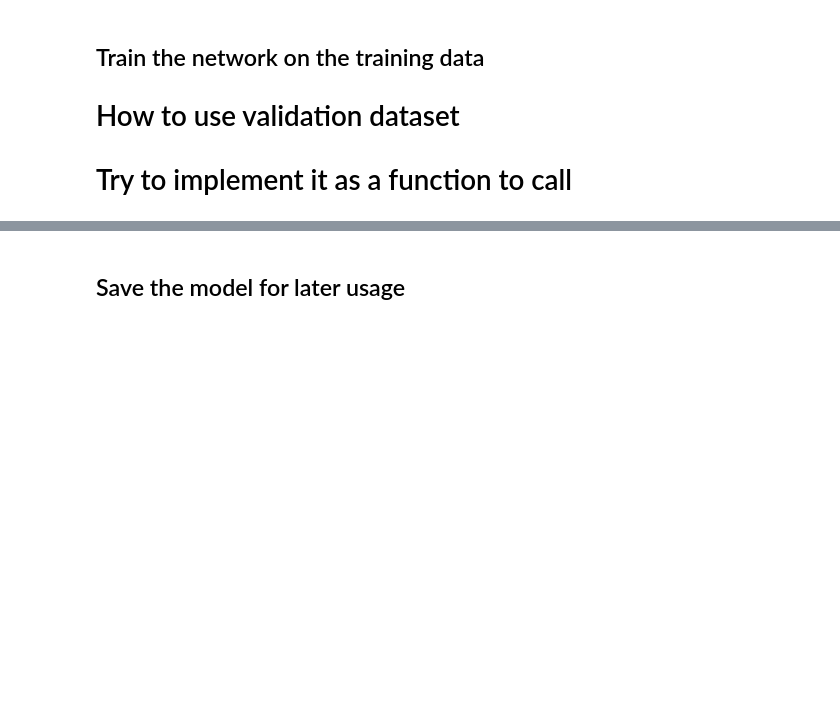
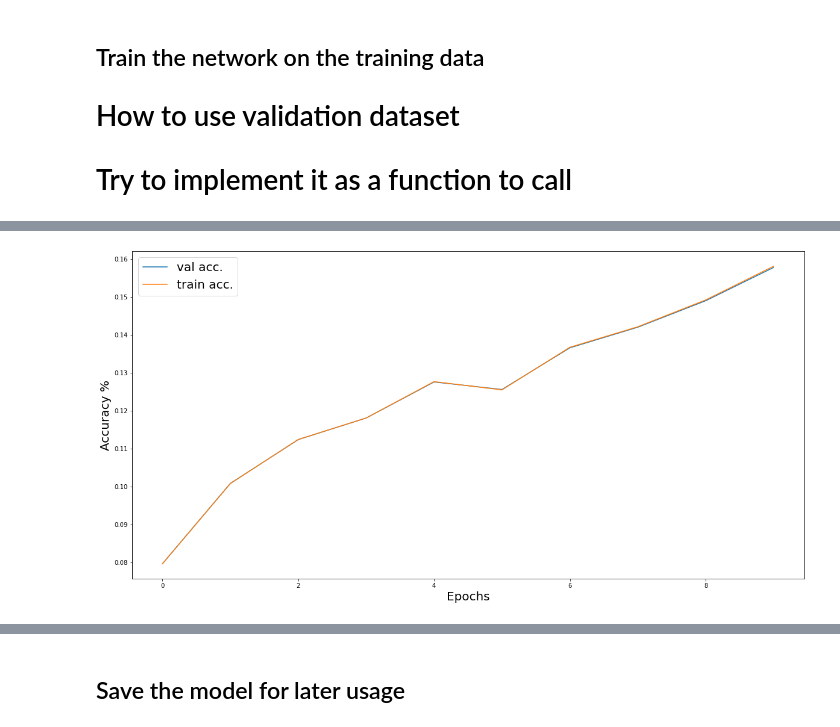
Before and after one commit to Ratherman/AI, a Jupyter notebook: DeepLearning/HW4/PT_LeNet5.ipynb, the cells around one changed output, grey strips where cells are left out. Saved outputs shown, nothing was run; the diff lists cells and outputs as text; code cells hidden in the pictures; blank space fills up the shorter version.

```diff
--- a/DeepLearning/HW4/PT_LeNet5.ipynb
+++ b/DeepLearning/HW4/PT_LeNet5.ipynb
@@ -194,0 +271,13 @@ Accuracy of the network on the test images: 7 %
+# %%
+import matplotlib.pyplot as plt
+
+plt.figure(figsize=(20, 10))
+plt.xlabel("Epochs", fontsize = 20)
+plt.ylabel("Accuracy %", fontsize = 20)
+
+plt.plot(val_acc_list, label = "val acc.")
+plt.plot(train_acc_list, label = "train acc.")
+plt.legend(loc=2, fontsize=20)
+plt.show()
+# %% [output]
+[figure, added]
```
Also changed, not shown: parts of 4 cells of this notebook, 1 other file.
